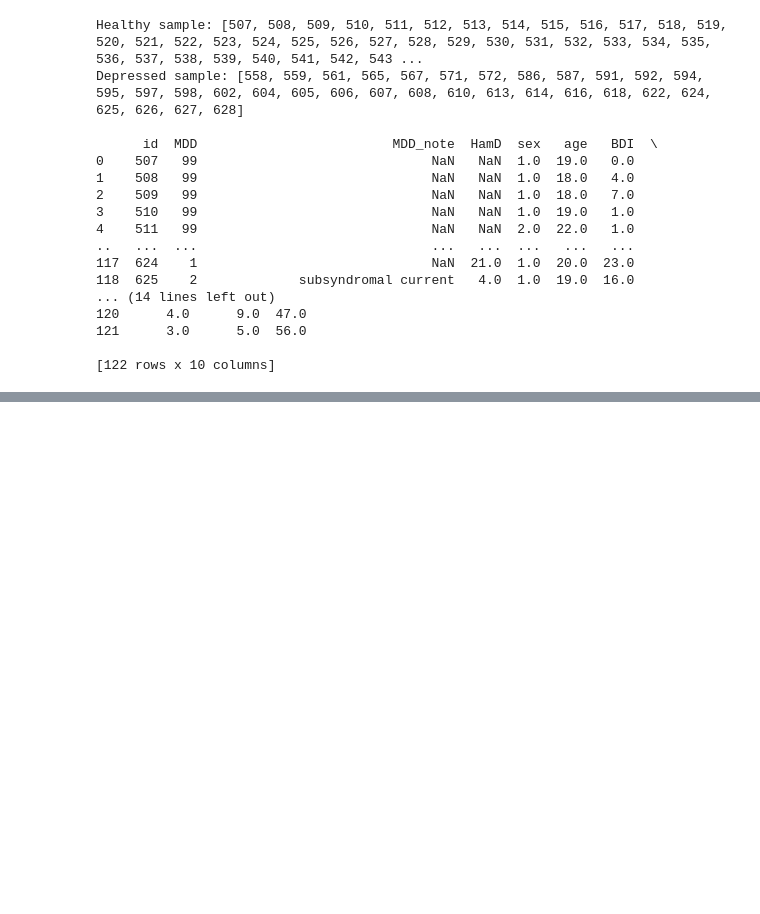
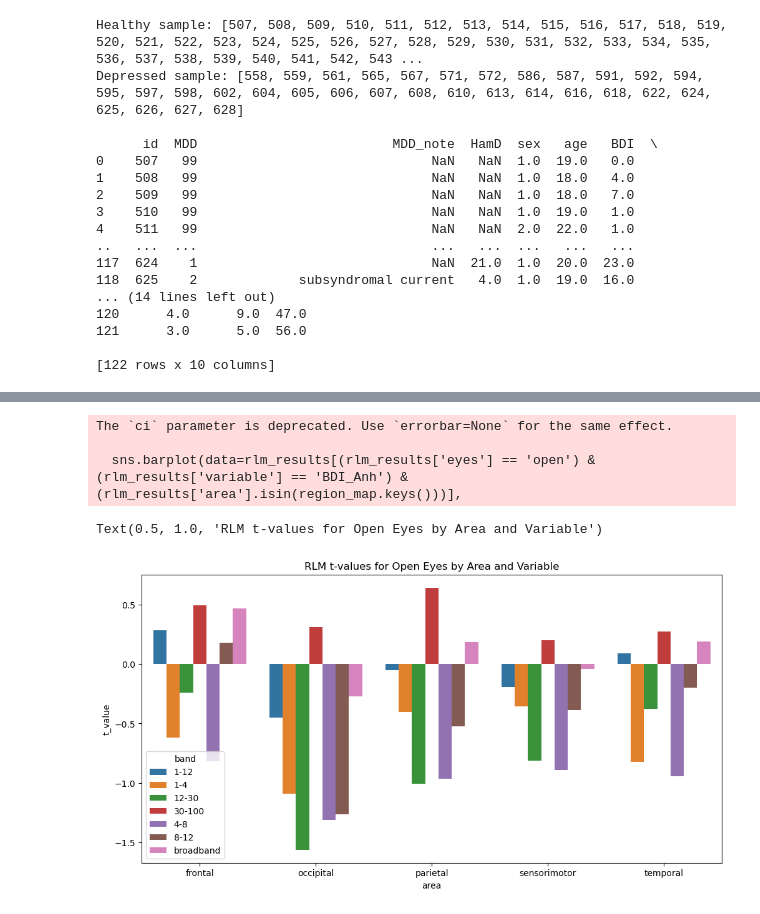
Before and after one commit to ldubravica/MScResearchProject, a Jupyter notebook: cser_analysis.ipynb, the cells around one changed output, grey strips where cells are left out. Drawn from its saved outputs; the diff is of its cells as text; code cells hidden in the pictures; blank space fills up the shorter version.

```diff
--- a/cser_analysis.ipynb
+++ b/cser_analysis.ipynb
@@ -391,0 +470,11 @@ If the model instance has been used for another fit with different fit parameter
+# %%
+plt.figure(figsize=(12, 6))
+sns.barplot(data=rlm_results[(rlm_results['eyes'] == 'open') & (rlm_results['variable'] == 'BDI_Anh') & (rlm_results['area'].isin(region_map.keys()))],
+            x='area', y='t_value', hue='band', ci=None)
+plt.title('RLM t-values for Open Eyes by Area and Variable')
+# %% [output]
+The `ci` parameter is deprecated. Use `errorbar=None` for the same effect.
+
+  sns.barplot(data=rlm_results[(rlm_results['eyes'] == 'open') & (rlm_results['variable'] == 'BDI_Anh') & (rlm_results['area'].isin(region_map.keys()))],
+Text(0.5, 1.0, 'RLM t-values for Open Eyes by Area and Variable')
+[figure, added]
```
Also changed, not shown: parts of 18 cells of this notebook, 14 other files.
